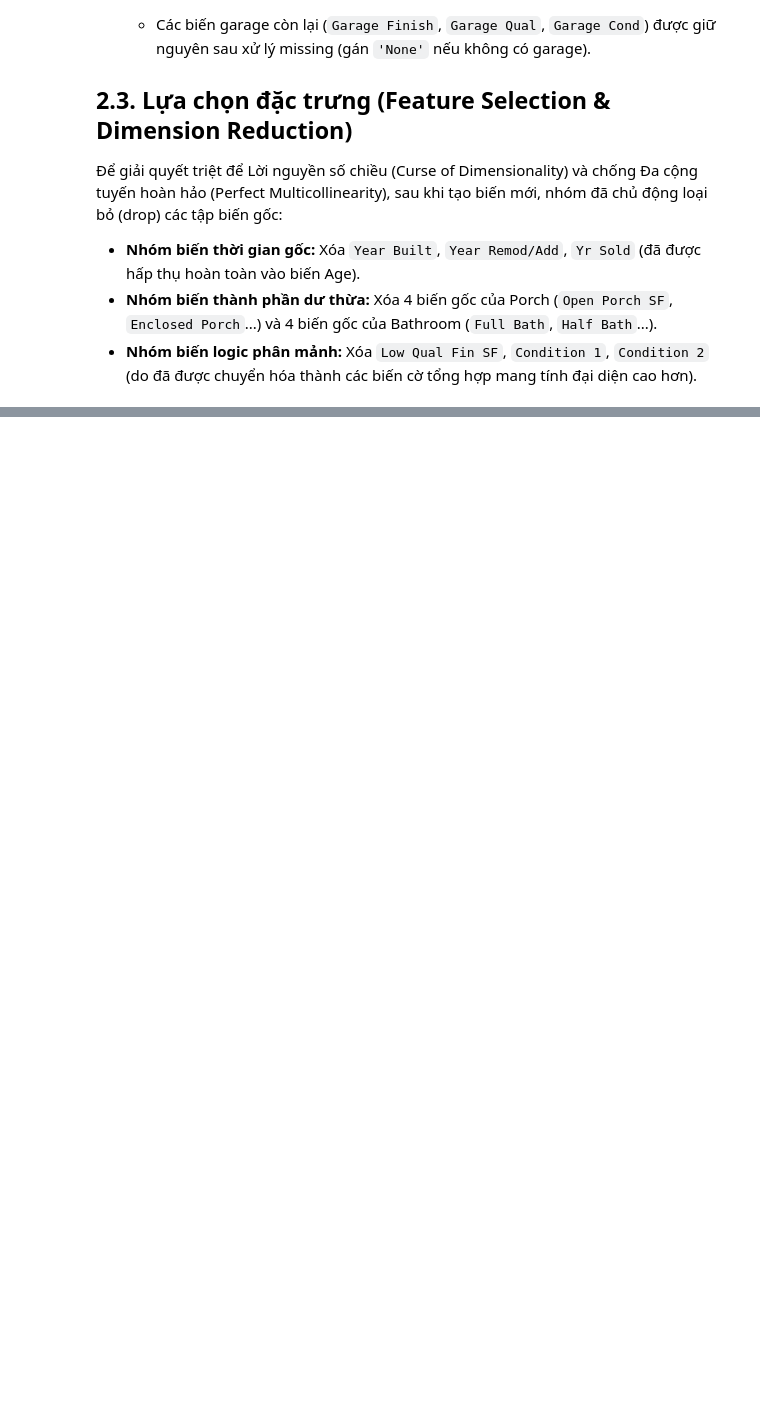
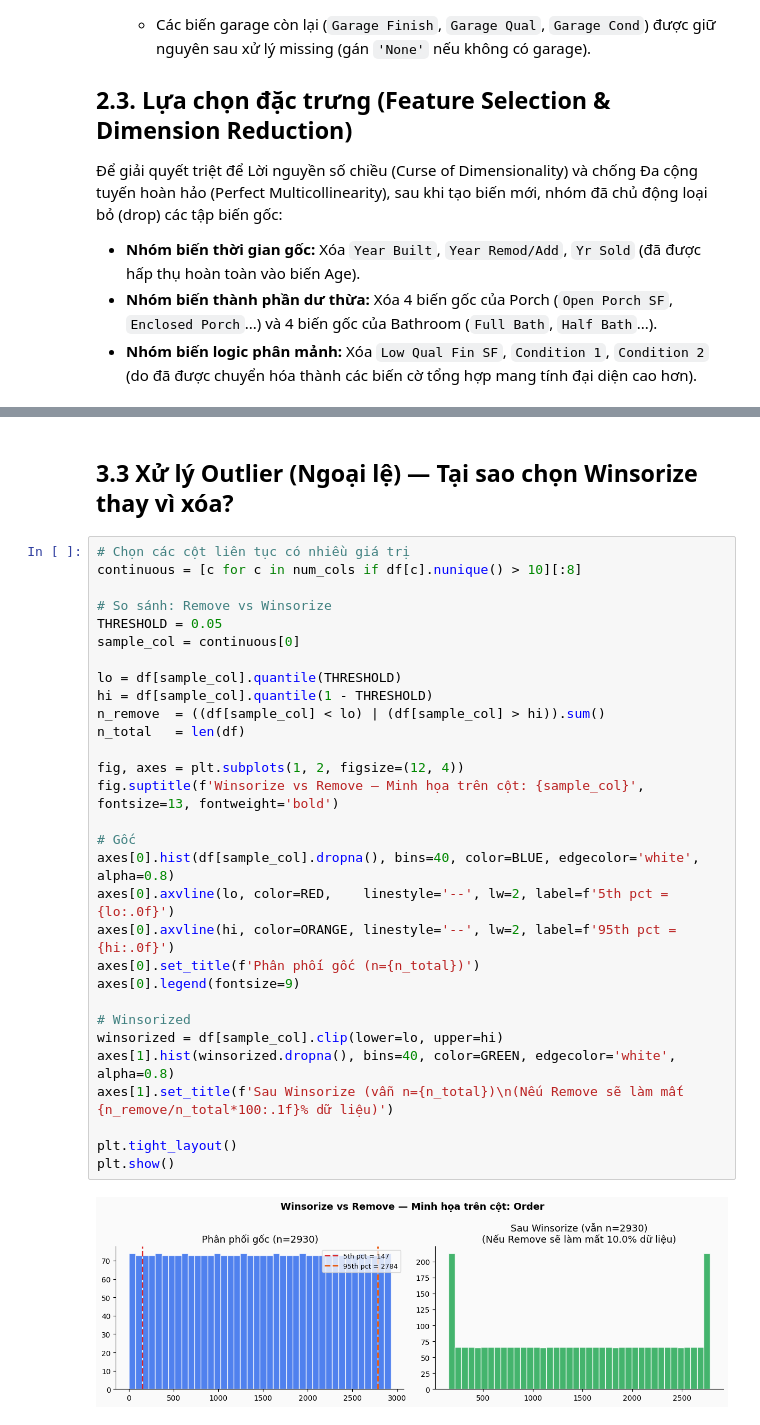
Before and after one commit to BB1311/Data-Fitting-And-OLS-Method, a Jupyter notebook: part2/part2_notebook.ipynb, the cells around one changed output, grey strips where cells are left out. Drawn from its saved outputs; the diff is of its cells as text; blank space fills up the shorter version.

```diff
--- a/part2/part2_notebook.ipynb
+++ b/part2/part2_notebook.ipynb
@@ -539,0 +636,34 @@ Dựa trên nguyên tắc tối ưu hóa thông tin và giảm nhiễu cho mô h
+# %% [markdown]
+## 3.3 Xử lý Outlier (Ngoại lệ) — Tại sao chọn Winsorize thay vì xóa?
+# %%
+# Chọn các cột liên tục có nhiều giá trị
+continuous = [c for c in num_cols if df[c].nunique() > 10][:8]
+
+# So sánh: Remove vs Winsorize
+THRESHOLD = 0.05
+sample_col = continuous[0]
+
+lo = df[sample_col].quantile(THRESHOLD)
+hi = df[sample_col].quantile(1 - THRESHOLD)
+n_remove  = ((df[sample_col] < lo) | (df[sample_col] > hi)).sum()
+n_total   = len(df)
+
+fig, axes = plt.subplots(1, 2, figsize=(12, 4))
+fig.suptitle(f'Winsorize vs Remove — Minh họa trên cột: {sample_col}', fontsize=13, fontweight='bold')
+
+# Gốc
+axes[0].hist(df[sample_col].dropna(), bins=40, color=BLUE, edgecolor='white', alpha=0.8)
+axes[0].axvline(lo, color=RED,    linestyle='--', lw=2, label=f'5th pct = {lo:.0f}')
+axes[0].axvline(hi, color=ORANGE, linestyle='--', lw=2, label=f'95th pct = {hi:.0f}')
+axes[0].set_title(f'Phân phối gốc (n={n_total})')
+axes[0].legend(fontsize=9)
+
+# Winsorized
+winsorized = df[sample_col].clip(lower=lo, upper=hi)
+axes[1].hist(winsorized.dropna(), bins=40, color=GREEN, edgecolor='white', alpha=0.8)
+axes[1].set_title(f'Sau Winsorize (vẫn n={n_total})\n(Nếu Remove sẽ làm mất {n_remove/n_total*100:.1f}% dữ liệu)')
+
+plt.tight_layout()
+plt.show()
+# %% [output]
+[figure, added]
```
Also changed, not shown: parts of 25 cells of this notebook.
